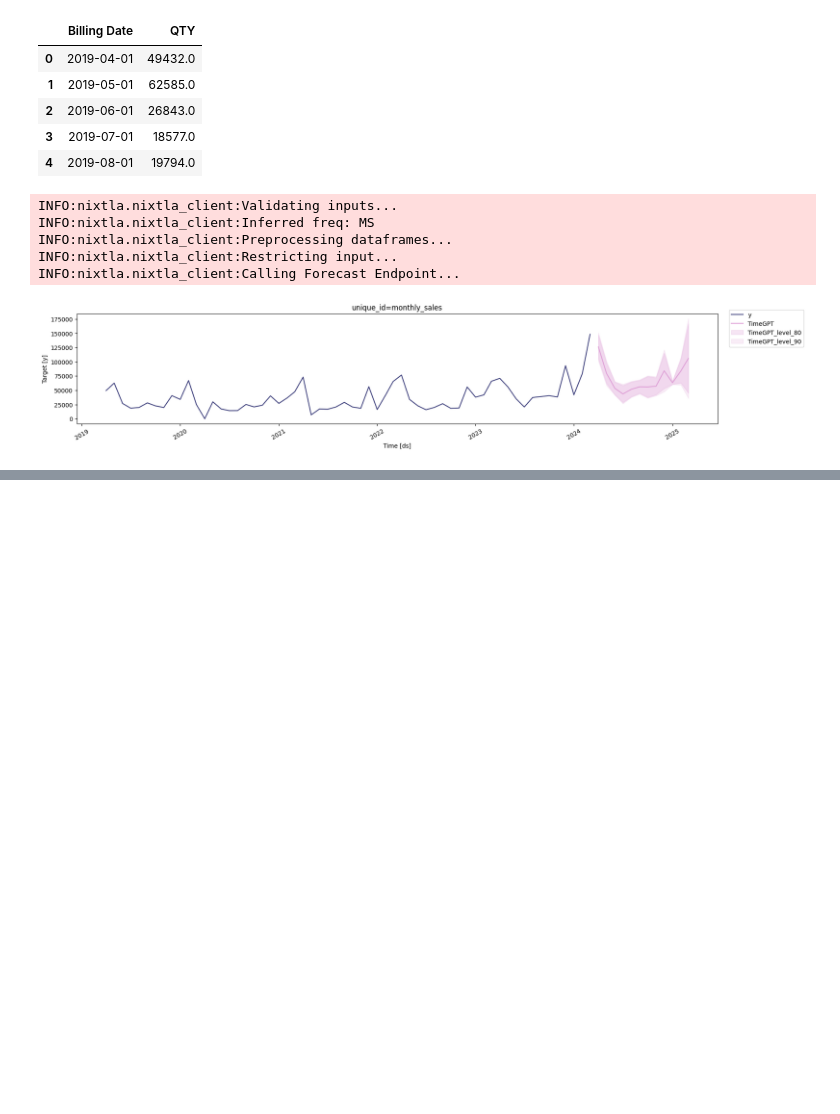
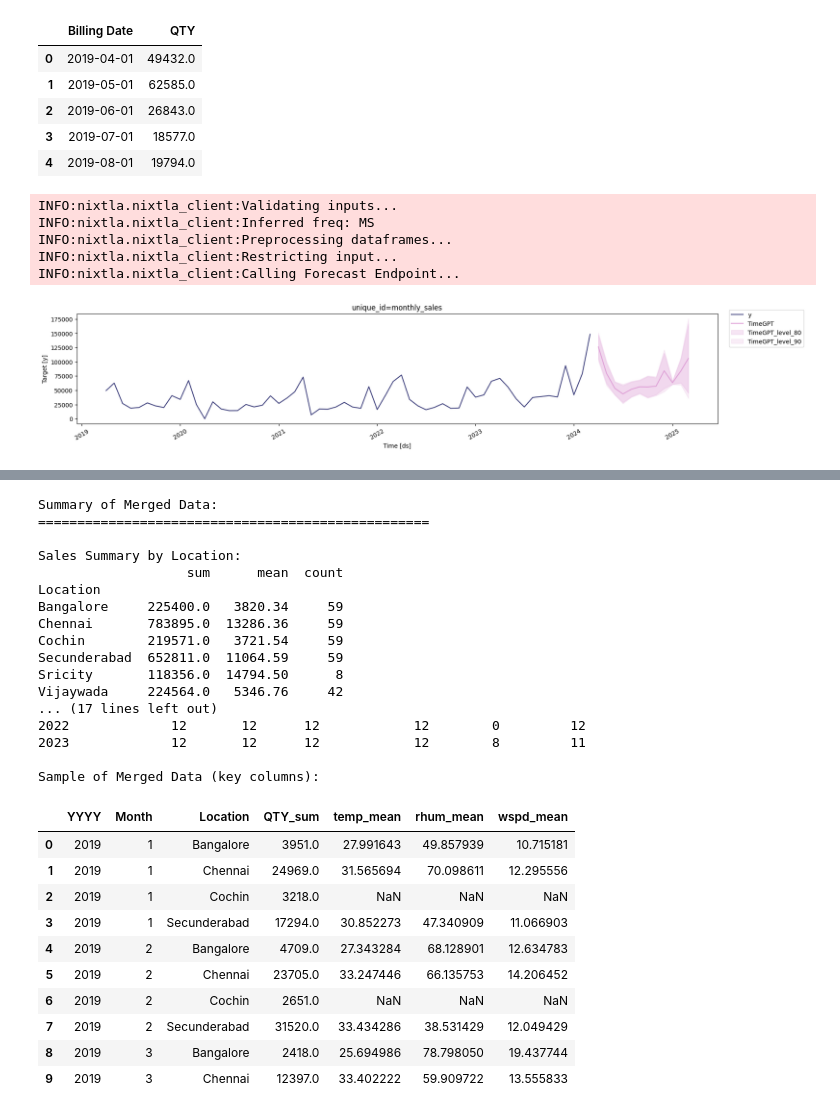
Before and after one commit to thesloppyguy/project_future_projection, a Jupyter notebook: rnd/Notebooks/MetaPipeline v1.ipynb, the cells around one changed output, grey strips where cells are left out. Cells and saved outputs as stored; diff of their text form; code cells hidden in the pictures; blank space fills up the shorter version.

```diff
--- a/rnd/Notebooks/MetaPipeline v1.ipynb
+++ b/rnd/Notebooks/MetaPipeline v1.ipynb
@@ -246,0 +365,53 @@ OW_API_KEY= "4e0855fd586a0596359d424a4ee07450"
+# %%
+# Display summary statistics of the merged data
+print("Summary of Merged Data:")
+print("="*50)
+
+# Sales summary by location
+print("\nSales Summary by Location:")
+sales_by_location = merged_df.groupby('Location')['QTY_sum'].agg(['sum', 'mean', 'count']).round(2)
+print(sales_by_location)
+
+# Weather summary by location
+print("\nWeather Summary by Location:")
+weather_summary = merged_df.groupby('Location')[['temp_mean', 'rhum_mean', 'wspd_mean']].mean().round(2)
+print(weather_summary)
+
+# Check data availability by year and location
+print("\nData Availability by Year and Location:")
+availability = merged_df.groupby(['YYYY', 'Location']).size().unstack(fill_value=0)
+print(availability)
+
+# Show sample of merged data with key columns
+print("\nSample of Merged Data (key columns):")
+key_columns = ['YYYY', 'Month', 'Location', 'QTY_sum', 'temp_mean', 'rhum_mean', 'wspd_mean']
+merged_df[key_columns].head(10)
+# %% [output]
+Summary of Merged Data:
+==================================================
+
+Sales Summary by Location:
+                   sum      mean  count
+Location
+Bangalore     225400.0   3820.34     59
+Chennai       783895.0  13286.36     59
+Cochin        219571.0   3721.54     59
+Secunderabad  652811.0  11064.59     59
+Sricity       118356.0  14794.50      8
+Vijaywada     224564.0   5346.76     42
+... (17 lines left out)
+2022             12       12      12            12        0         12
+2023             12       12      12            12        8         11
+
+Sample of Merged Data (key columns):
+|  | YYYY | Month | Location | QTY_sum | temp_mean | rhum_mean | wspd_mean |
+| 0 | 2019 | 1 | Bangalore | 3951.0 | 27.991643 | 49.857939 | 10.715181 |
+| 1 | 2019 | 1 | Chennai | 24969.0 | 31.565694 | 70.098611 | 12.295556 |
+| 2 | 2019 | 1 | Cochin | 3218.0 | NaN | NaN | NaN |
+| 3 | 2019 | 1 | Secunderabad | 17294.0 | 30.852273 | 47.340909 | 11.066903 |
+| 4 | 2019 | 2 | Bangalore | 4709.0 | 27.343284 | 68.128901 | 12.634783 |
+| 5 | 2019 | 2 | Chennai | 23705.0 | 33.247446 | 66.135753 | 14.206452 |
+| 6 | 2019 | 2 | Cochin | 2651.0 | NaN | NaN | NaN |
+| 7 | 2019 | 2 | Secunderabad | 31520.0 | 33.434286 | 38.531429 | 12.049429 |
+| 8 | 2019 | 3 | Bangalore | 2418.0 | 25.694986 | 78.798050 | 19.437744 |
+| 9 | 2019 | 3 | Chennai | 12397.0 | 33.402222 | 59.909722 | 13.555833 |
```
Also changed, not shown: parts of 20 cells of this notebook, 49 other files.
